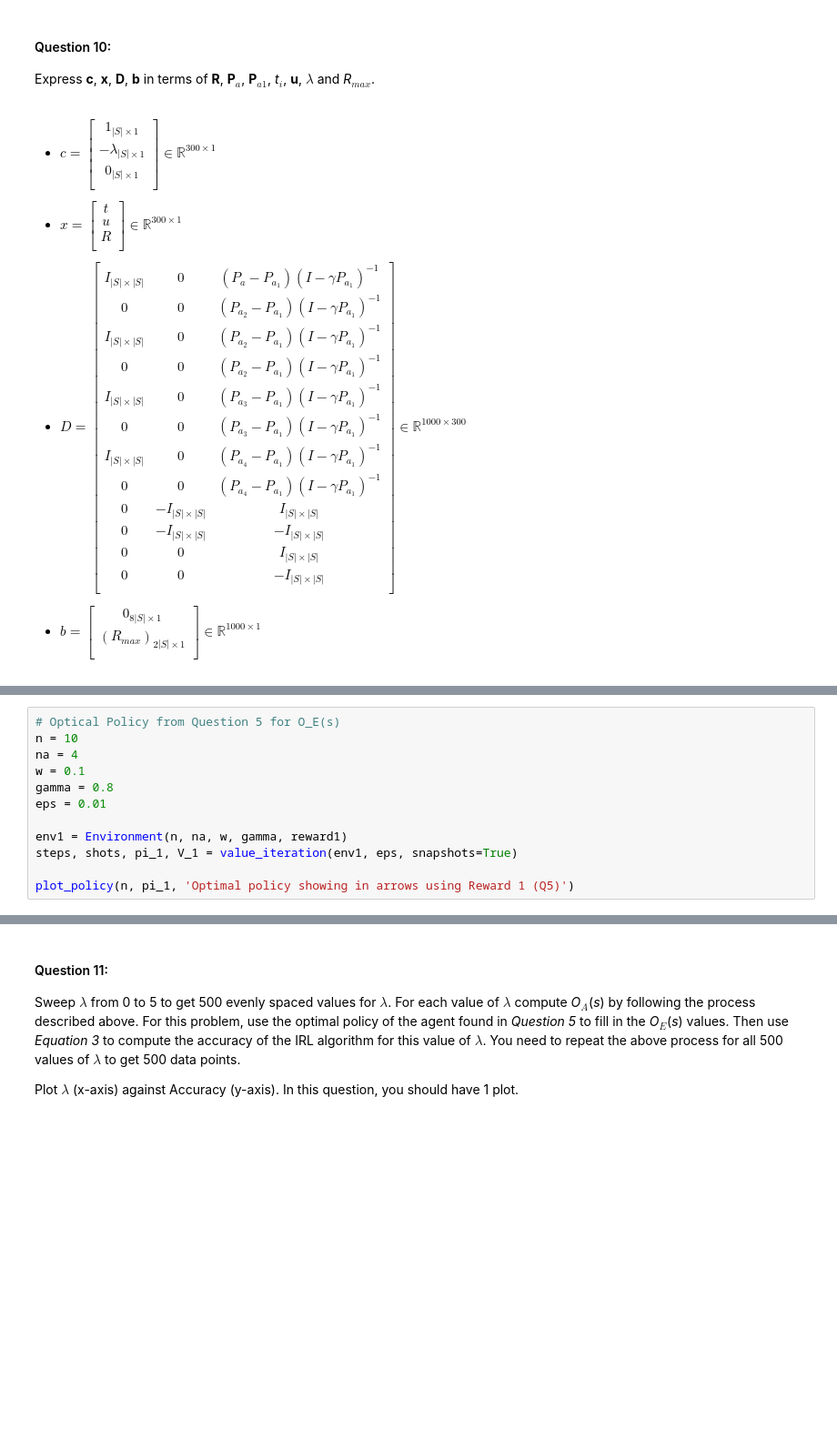
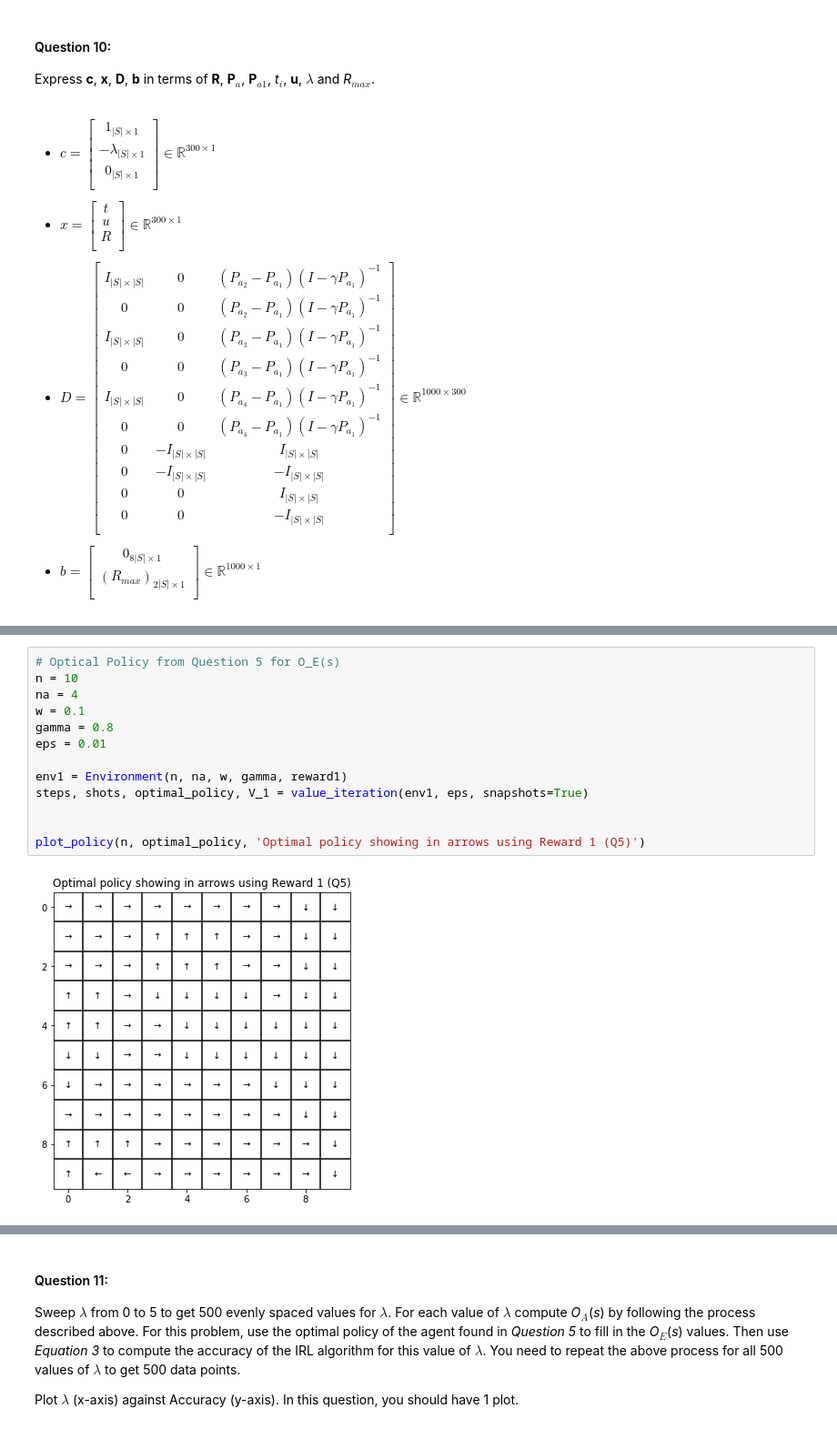
Before and after one commit to MaggieX/Large_Scale_Social_Complex_Network, a Jupyter notebook: Project3/Project3_Q1_Q17.ipynb, the cells around one changed output, grey strips where cells are left out. Shown at 91% size. Cells and saved outputs as stored; diff of their text form; blank space fills up the shorter version.

```diff
--- a/Project3/Project3_Q1_Q17.ipynb
+++ b/Project3/Project3_Q1_Q17.ipynb
@@ -481,8 +501,6 @@ Express **c**, **x**, **D**, **b** in terms of **R**, **P**$_a$, **P**$_{a1}$, *
 - $x = \begin{bmatrix} t \\ u \\ R\\ \end{bmatrix} \in \mathbb{R}^{300\times 1}$
 
 - $D = \begin{bmatrix}
-        I_{|S|\times|S|} & 0 & (P_a - P_{a_1})(I - \gamma P_{a_1})^{-1} \\
-        0 & 0 & (P_{a_2} - P_{a_1})(I - \gamma P_{a_1})^{-1} \\
         I_{|S|\times|S|} & 0 & (P_{a_2} - P_{a_1})(I - \gamma P_{a_1})^{-1} \\
         0 & 0 & (P_{a_2} - P_{a_1})(I - \gamma P_{a_1})^{-1} \\
         I_{|S|\times|S|} & 0 & (P_{a_3} - P_{a_1})(I - \gamma P_{a_1})^{-1} \\
@@ -510,12 +528,15 @@ To compute *O*$_A$(*s*), we will solve the linear program given by Equation 2 to
 # %%
 # Optical Policy from Question 5 for O_E(s)
 n = 10
 na = 4
 w = 0.1
 gamma = 0.8
 eps = 0.01
 
 env1 = Environment(n, na, w, gamma, reward1)
-steps, shots, pi_1, V_1 = value_iteration(env1, eps, snapshots=True)
+steps, shots, optimal_policy, V_1 = value_iteration(env1, eps, snapshots=True)
 
-plot_policy(n, pi_1, 'Optimal policy showing in arrows using Reward 1 (Q5)')
+
+plot_policy(n, optimal_policy, 'Optimal policy showing in arrows using Reward 1 (Q5)')
+# %% [output]
+[figure, added]
```
Also changed, not shown: parts of 14 cells of this notebook.
